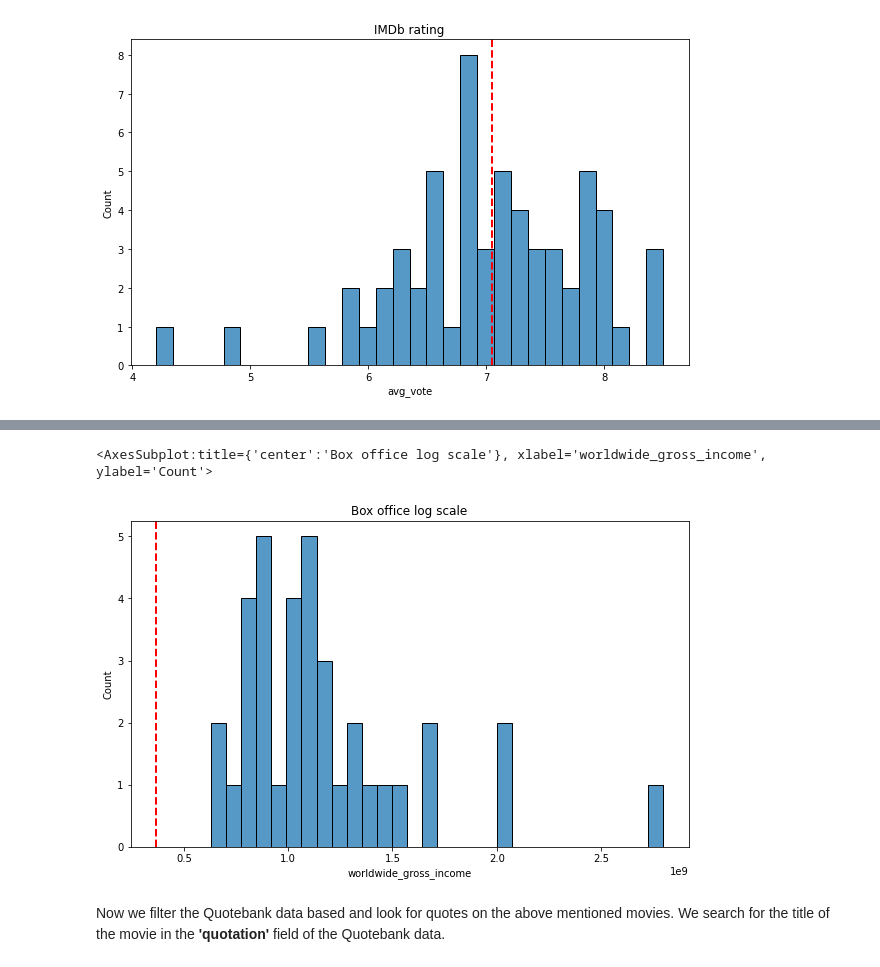
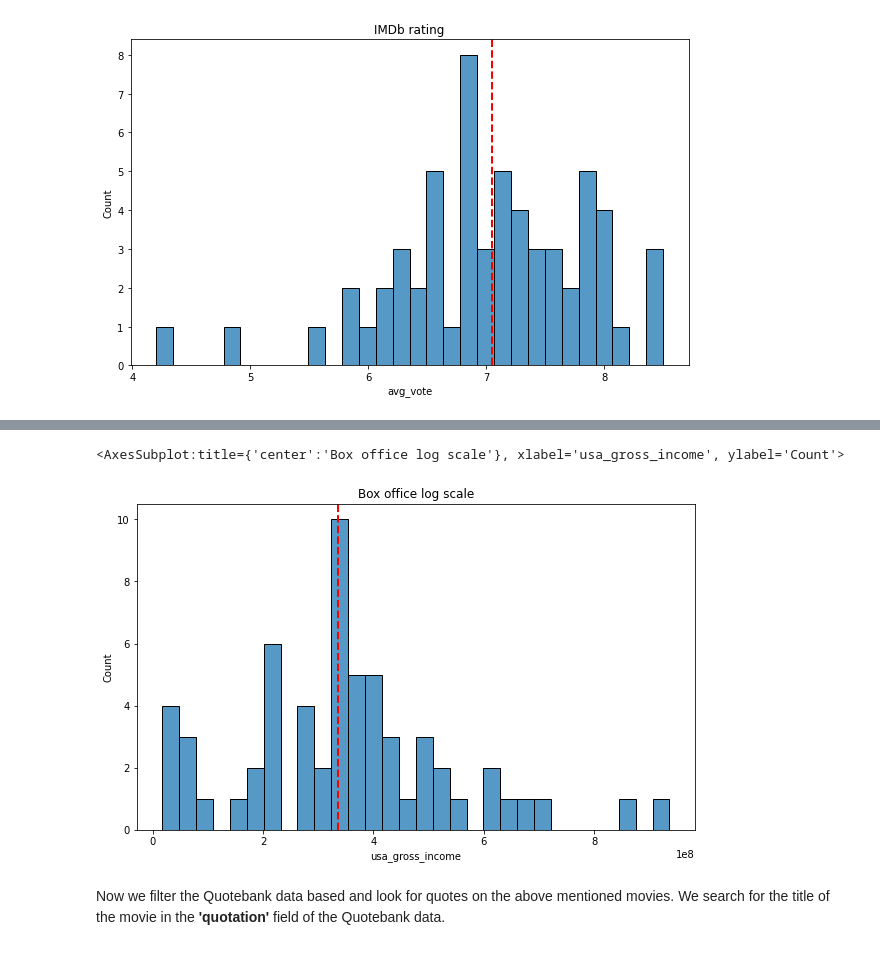
Before and after one commit to epfl-ada/ada-2021-project-f-jab, a Jupyter notebook: movies.ipynb, the cells around one changed output, grey strips where cells are left out. Drawn from its saved outputs; the diff is of its cells as text; code cells hidden in the pictures.

```diff
--- a/movies.ipynb
+++ b/movies.ipynb
@@ -107,10 +110,10 @@ standard deviation of usa gross income: $ 169840095.45
 # %%
 plt.figure(figsize = (10,6))
 plt.title('Box office log scale')
 plt.axvline(movies['usa_gross_income'].median(), color='r', linestyle='dashed', linewidth=2)
-sns.histplot(data = movies['worldwide_gross_income'], bins=30)
+sns.histplot(data = movies['usa_gross_income'], bins=30)
 # %% [output]
-<AxesSubplot:title={'center':'Box office log scale'}, xlabel='worldwide_gross_income', ylabel='Count'>
+<AxesSubplot:title={'center':'Box office log scale'}, xlabel='usa_gross_income', ylabel='Count'>
-[figure, old version]
+[figure, new version]
 # %% [markdown]
 Now we filter the Quotebank data based and look for quotes on the above mentioned movies. We search for the title of the movie in the **'quotation'** field of the Quotebank data.
```
Also changed, not shown: parts of 19 cells of this notebook.
